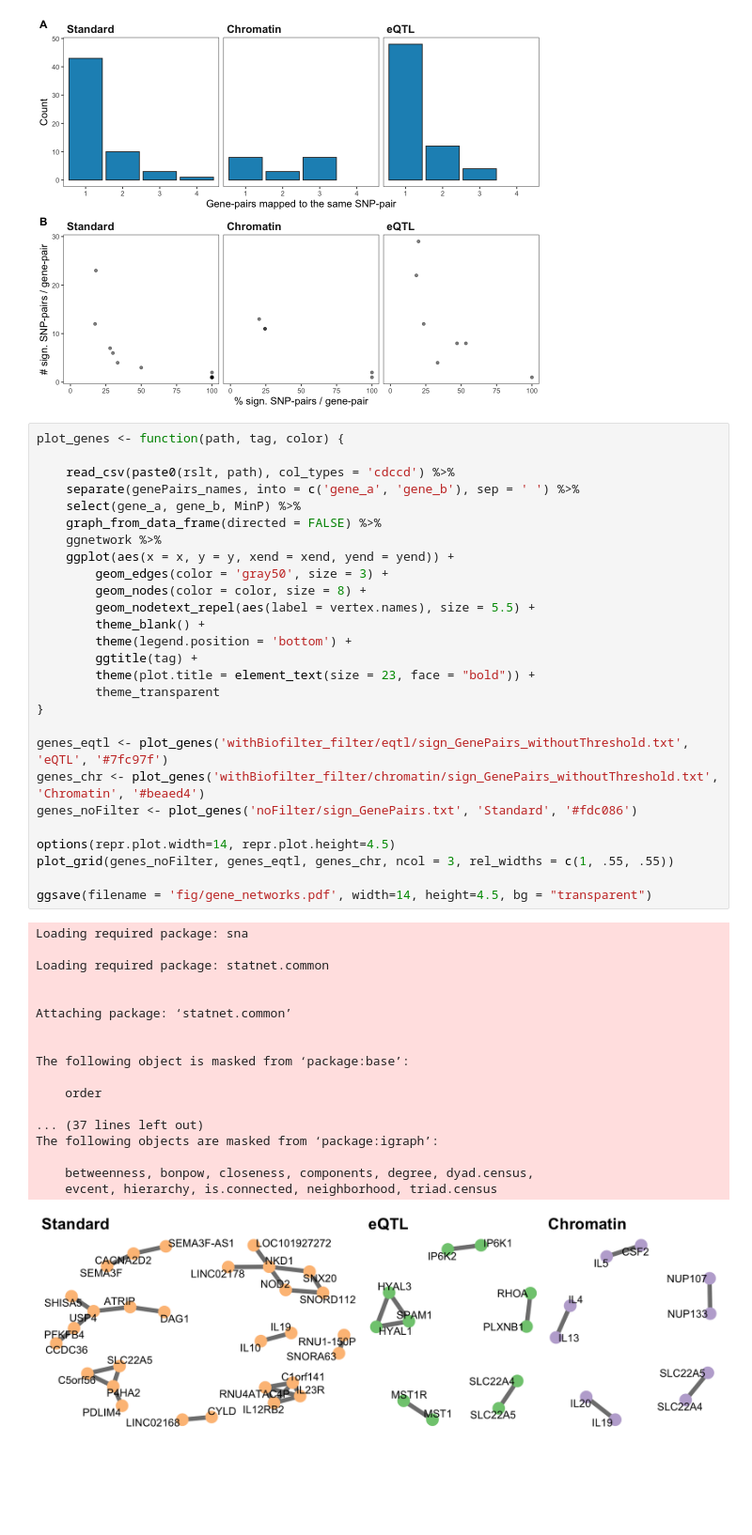
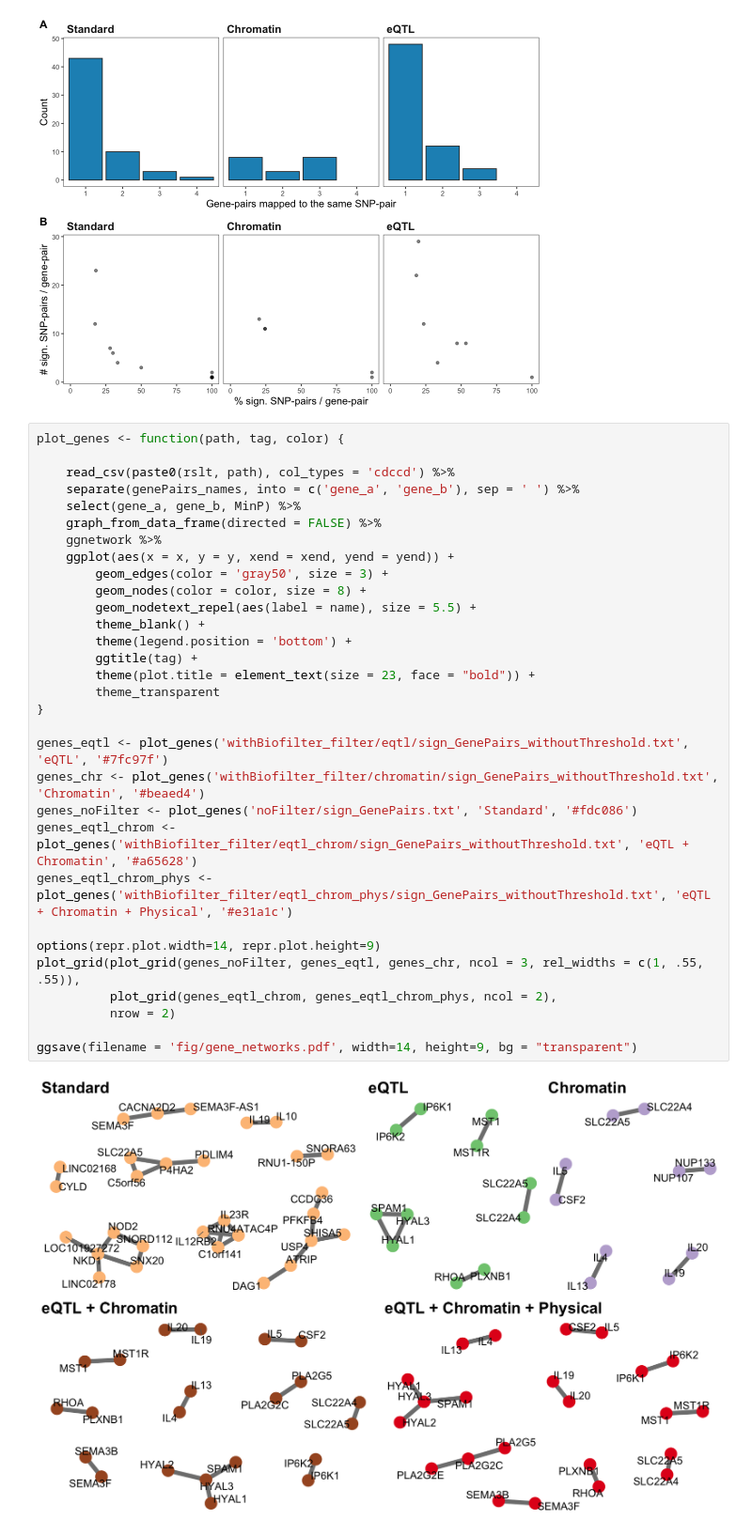
Before and after one commit to DianeDuroux/BiologicalEpistasis, a Jupyter notebook: doc/gene_networks.ipynb, the cells around one changed output. Shown at 94% size. Drawn from its saved outputs; the diff is of its cells as text; blank space fills up the shorter version.

```diff
--- a/doc/gene_networks.ipynb
+++ b/doc/gene_networks.ipynb
@@ -340,49 +340,36 @@ ggsave(filename = 'fig/sign_snps_per_gene_and_viceversa.pdf',
 # %%
 plot_genes <- function(path, tag, color) {
 
     read_csv(paste0(rslt, path), col_types = 'cdccd') %>%
     separate(genePairs_names, into = c('gene_a', 'gene_b'), sep = ' ') %>%
     select(gene_a, gene_b, MinP) %>%
     graph_from_data_frame(directed = FALSE) %>%
     ggnetwork %>%
     ggplot(aes(x = x, y = y, xend = xend, yend = yend)) +
         geom_edges(color = 'gray50', size = 3) +
         geom_nodes(color = color, size = 8) +
-        geom_nodetext_repel(aes(label = vertex.names), size = 5.5) +
+        geom_nodetext_repel(aes(label = name), size = 5.5) +
         theme_blank() +
         theme(legend.position = 'bottom') +
         ggtitle(tag) +
         theme(plot.title = element_text(size = 23, face = "bold")) +
         theme_transparent
 }
 
 genes_eqtl <- plot_genes('withBiofilter_filter/eqtl/sign_GenePairs_withoutThreshold.txt', 'eQTL', '#7fc97f')
 genes_chr <- plot_genes('withBiofilter_filter/chromatin/sign_GenePairs_withoutThreshold.txt', 'Chromatin', '#beaed4')
 genes_noFilter <- plot_genes('noFilter/sign_GenePairs.txt', 'Standard', '#fdc086')
+genes_eqtl_chrom <- plot_genes('withBiofilter_filter/eqtl_chrom/sign_GenePairs_withoutThreshold.txt', 'eQTL + Chromatin', '#a65628')
+genes_eqtl_chrom_phys <- plot_genes('withBiofilter_filter/eqtl_chrom_phys/sign_GenePairs_withoutThreshold.txt', 'eQTL + Chromatin + Physical', '#e31a1c')
 
-options(repr.plot.width=14, repr.plot.height=4.5)
-plot_grid(genes_noFilter, genes_eqtl, genes_chr, ncol = 3, rel_widths = c(1, .55, .55))
+options(repr.plot.width=14, repr.plot.height=9)
+plot_grid(plot_grid(genes_noFilter, genes_eqtl, genes_chr, ncol = 3, rel_widths = c(1, .55, .55)),
+          plot_grid(genes_eqtl_chrom, genes_eqtl_chrom_phys, ncol = 2),
+          nrow = 2)
 
-ggsave(filename = 'fig/gene_networks.pdf', width=14, height=4.5, bg = "transparent")
+ggsave(filename = 'fig/gene_networks.pdf', width=14, height=9, bg = "transparent")
 # %% [output]
-Loading required package: sna
-
-Loading required package: statnet.common
-
-
-Attaching package: ‘statnet.common’
-
-
-The following object is masked from ‘package:base’:
-
-    order
-
-... (37 lines left out)
-The following objects are masked from ‘package:igraph’:
-
-    betweenness, bonpow, closeness, components, degree, dyad.census,
-    evcent, hierarchy, is.connected, neighborhood, triad.census
-[figure, old version]
+[figure, new version]
 # %%
 plot_genes <- function(path, tag, color) {
 
```
Also changed, not shown: parts of 1 cell of this notebook, 10 other files.
